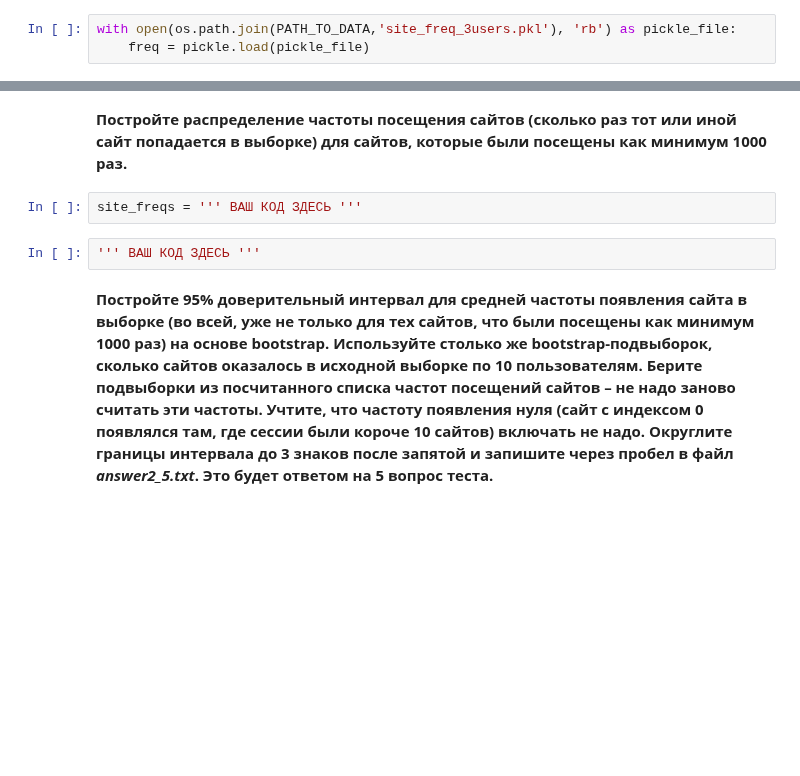
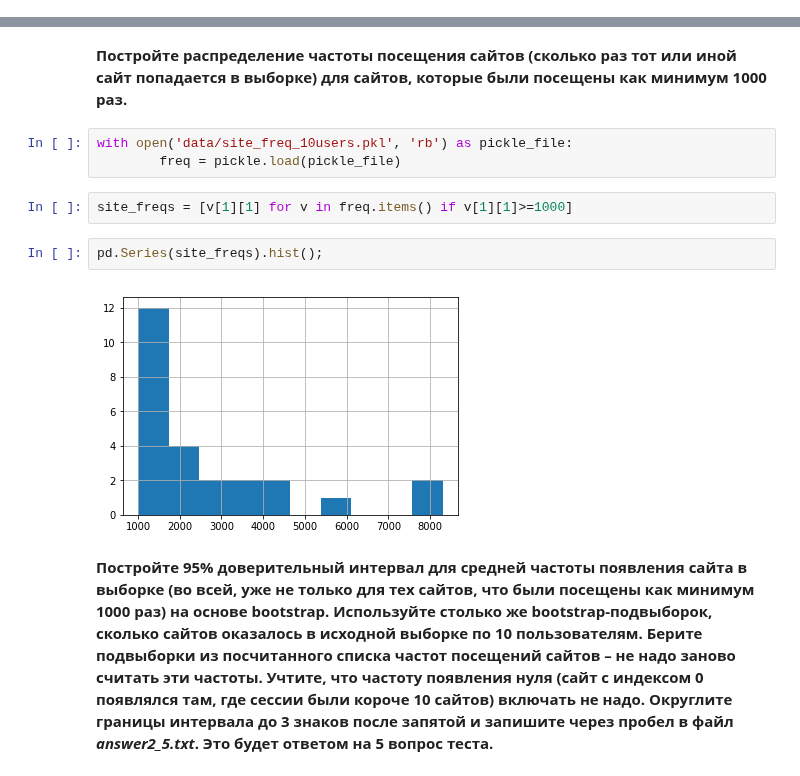
Before and after one commit to kcostya/mlcourse_open, a Jupyter notebook: jupyter_russian/project_alice/week2_analysis_hypotheses.ipynb, the cells around one changed output, grey strips where cells are left out. Saved outputs shown, nothing was run; the diff lists cells and outputs as text; blank space fills up the shorter version.

```diff
--- a/jupyter_russian/project_alice/week2_analysis_hypotheses.ipynb
+++ b/jupyter_russian/project_alice/week2_analysis_hypotheses.ipynb
@@ -205,5 +206,2 @@ data.tail()
 # %% [markdown]
 **Примените полученную функцию с параметрами *session_length=5* и *window_size=3* к игрушечному примеру. Убедитесь, что все работает как надо.**
-# %%
-with open(os.path.join(PATH_TO_DATA,'site_freq_3users.pkl'), 'rb') as pickle_file:
-    freq = pickle.load(pickle_file)
@@ -363,9 +412,14 @@ print('{} {}'.format(round(wilson_interval[0], 3),
 # %% [markdown]
 **Постройте распределение частоты посещения сайтов (сколько раз тот или иной сайт попадается в выборке) для сайтов, которые были посещены как минимум 1000 раз.**
-# %%
-site_freqs = ''' ВАШ КОД ЗДЕСЬ '''
-# %%
-''' ВАШ КОД ЗДЕСЬ '''
+# %%
+with open('data/site_freq_10users.pkl', 'rb') as pickle_file:
+        freq = pickle.load(pickle_file)
+# %%
+site_freqs = [v[1][1] for v in freq.items() if v[1][1]>=1000]
+# %%
+pd.Series(site_freqs).hist();
+# %% [output]
+[figure, added]
 # %% [markdown]
 **Постройте 95% доверительный интервал для средней частоты появления сайта в выборке (во всей, уже не только для тех сайтов, что были посещены как минимум 1000 раз) на основе bootstrap. Используйте столько же bootstrap-подвыборок, сколько сайтов оказалось в исходной выборке по 10 пользователям. Берите подвыборки из посчитанного списка частот посещений сайтов – не надо заново считать эти частоты. Учтите, что частоту появления нуля (сайт с индексом 0 появлялся там, где сессии были короче 10 сайтов) включать не надо. Округлите границы интервала до 3 знаков после запятой и запишите через пробел в файл *answer2_5.txt*. Это будет ответом на 5 вопрос теста.**
 # %% [markdown]
```
Also changed, not shown: parts of 26 cells of this notebook, 52 other files.
